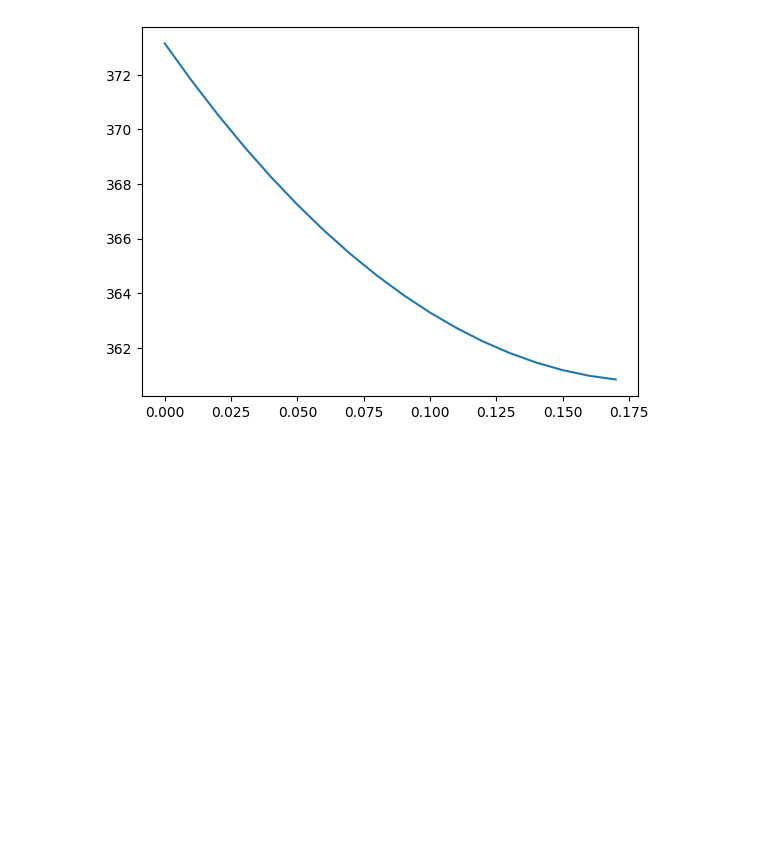
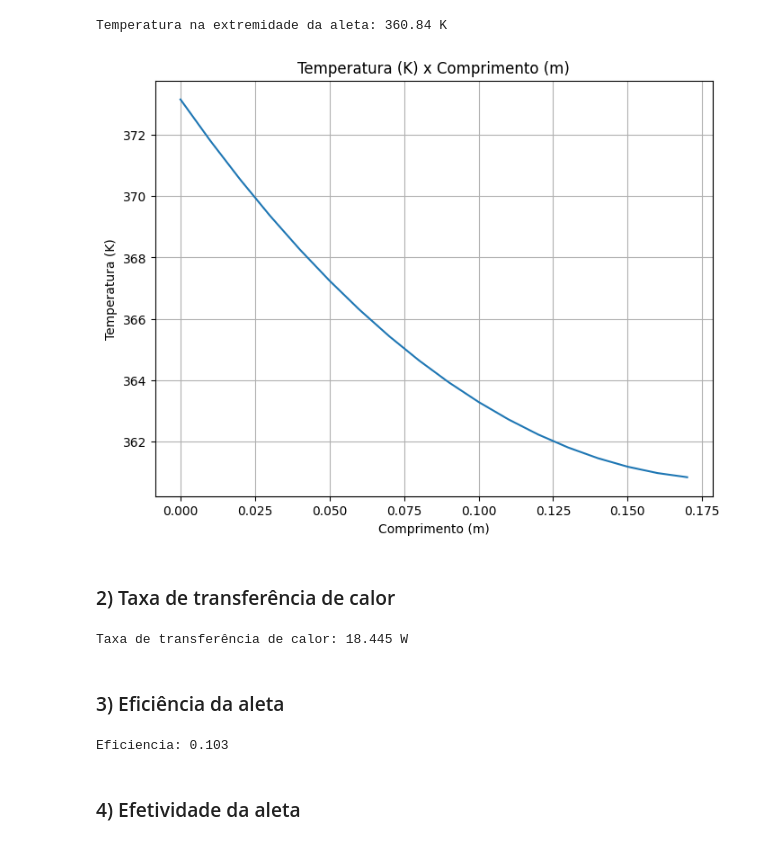
Before and after one commit to brunameinberg/aps1transcal, a Jupyter notebook: aps1.ipynb, the cells around one changed output. Drawn from its saved outputs; the diff is of its cells as text; code cells hidden in the pictures; blank space fills up the shorter version.

```diff
--- a/aps1.ipynb
+++ b/aps1.ipynb
@@ -29,17 +35,44 @@ a_t = w*t
 # %%
 m = sqrt((h*p)/(k*a_t))
 alpha = (h/(m*k))
 
 def dis_temp (lista_x):
    temperaturas = []
    for x in lista_x:
         t = teta_b*((cosh(m*(l-x))+alpha*(sinh(m*(l-x))))/(cosh(m*l)+alpha*sinh(m*l)))+t_inf
         temperaturas.append(t)
    return temperaturas
 
 comprimentos = np.arange(0,l,0.01)
-print(dis_temp(comprimentos)[-1])
+
+print("Temperatura na extremidade da aleta: {:.3f} K".format(dis_temp(comprimentos)[-1]))
+
+plt.figure(figsize=(8, 6))
 plt.plot(comprimentos,dis_temp(comprimentos))
+plt.title("Temperatura (K) x Comprimento (m)")
+plt.xlabel("Comprimento (m)")
+plt.ylabel("Temperatura (K)")
+plt.grid(True)
+
 plt.show()
 # %% [output]
+Temperatura na extremidade da aleta: 360.84 K
-[figure, old version]
+[figure, new version]
+# %% [markdown]
+### 2) Taxa de transferência de calor
+# %%
+M = sqrt(h*p*k*a_t*teta_b)
+rel = (sinh(m*l)+alpha*cosh(m*l))/(cosh(m*l)+alpha*sinh(m*l))
+qa = M*rel
+print("Taxa de transferência de calor: {:.3f} W".format(qa))
+# %% [output]
+Taxa de transferência de calor: 18.445 W
+# %% [markdown]
+### 3) Eficiência da aleta
+# %%
+n = qa/(h*(a_l+ a_t)*teta_b)
+print("Eficiencia: {:.3f}".format(n))
+# %% [output]
+Eficiencia: 0.103
+# %% [markdown]
+### 4) Efetividade da aleta
```
Also changed, not shown: parts of 20 cells of this notebook.
